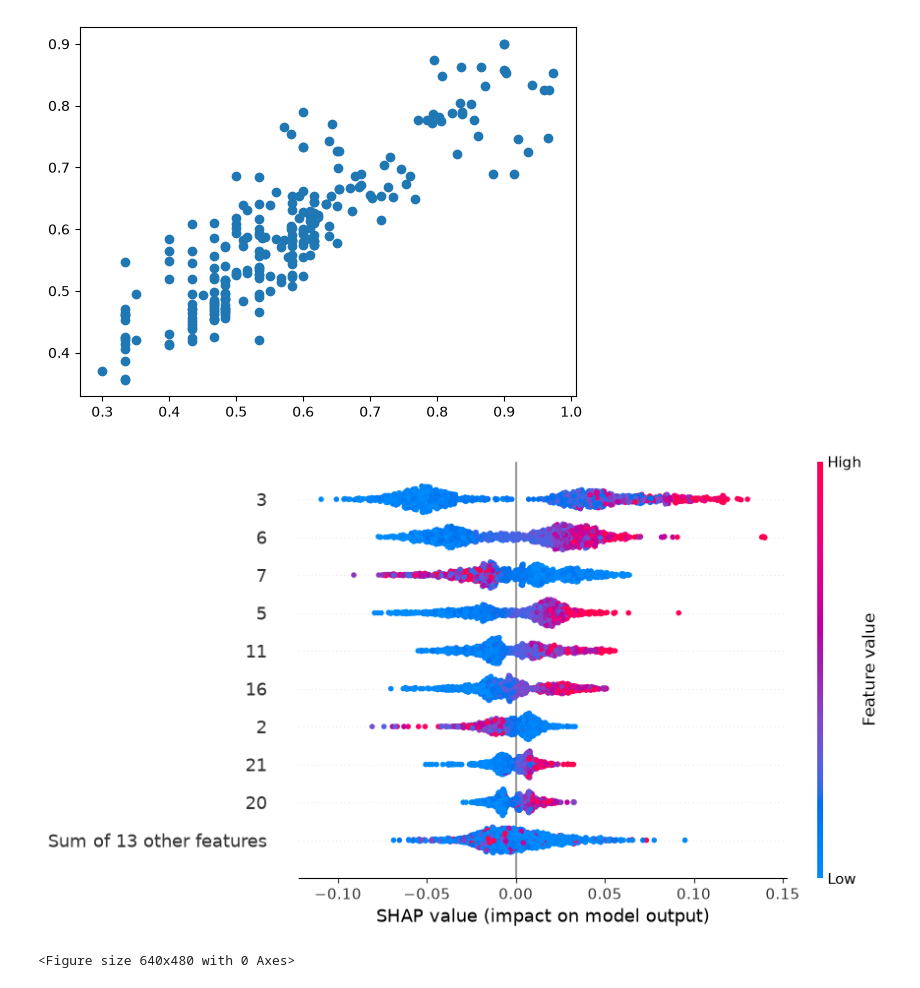
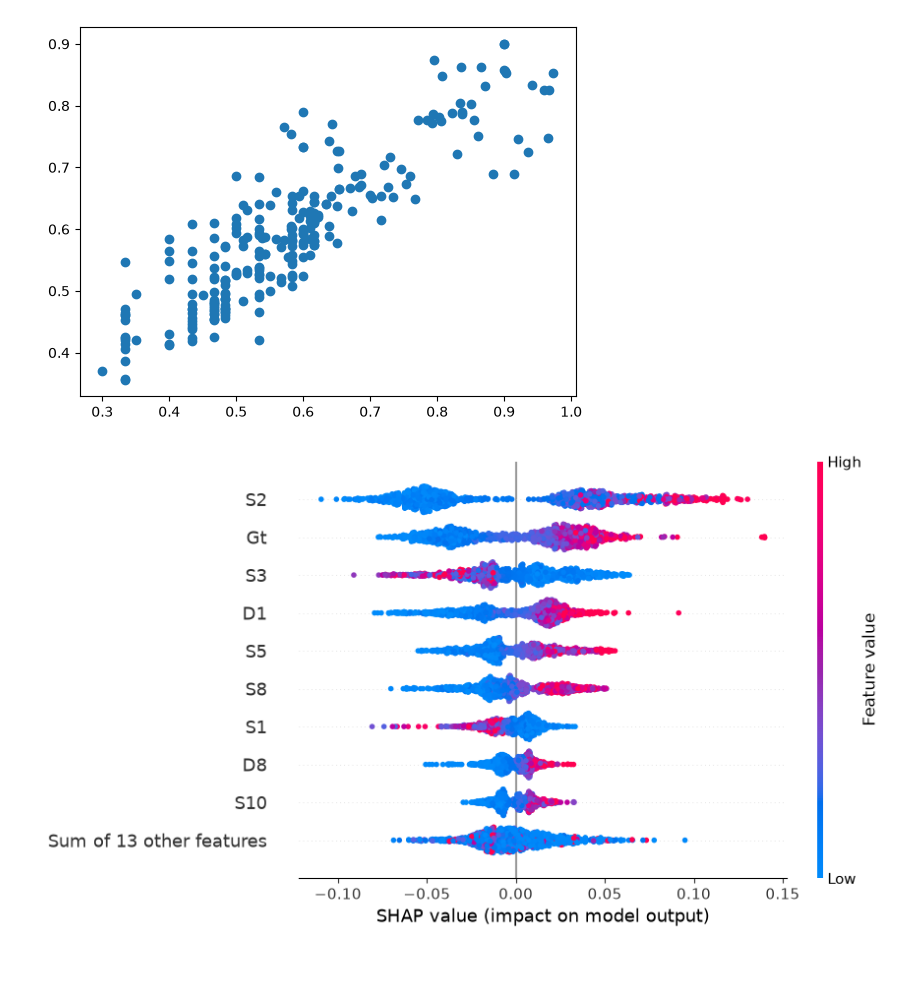
Before and after one commit to bstan218/podosome-ode, a Jupyter notebook: analysis.ipynb, the cells around one changed output. Saved outputs shown, nothing was run; the diff lists cells and outputs as text; code cells hidden in the pictures.

Commit message:
added presentation, fixed shap plot save

```diff
--- a/analysis.ipynb
+++ b/analysis.ipynb
@@ -91,7 +91,14 @@ from sklearn.preprocessing import StandardScaler
 
 # X: DataFrame containing the features for PCA
 # df['additional_feature']: values between 0 and 1
-Xy = DataFrame(columns=list(range(23)))
+column_labels = ['Ct','S0','S1','S2','D0','D1',
+                 'Gt','S3','S4','D2','D3',
+                 'S5','S6','D4','D5',
+                 'S7','S8','D6','D7',
+                 'S9','S10','D8',
+                 'fitness']
+
+Xy = DataFrame(columns=column_labels)
 for i, row in DATA.iterrows():
     features = ast.literal_eval(row['parameters'])
     fitness = row['fitness']
@@ -100,8 +107,8 @@ for i, row in DATA.iterrows():
 print(Xy.shape)
 Xy = Xy.drop_duplicates()
 print(Xy.shape)
-X = Xy[range(22)]
-y = Xy[[22]]
+X = Xy[column_labels[0:22]]
+y = Xy['fitness']
 
 X_scaled = StandardScaler().fit_transform(X)
 
@@ -260,14 +267,13 @@ plt.show()
 # %%
 #SHAP Plot
 import shap
 
 
 explainer = shap.TreeExplainer(model)
 shap_values = explainer(X)
 
-shap.plots.beeswarm(shap_values)
+shap.plots.beeswarm(shap_values, show=False)
 plt.savefig('figures/shap.png')
 plt.show()
 # %% [output]
-[figure, old version]
+[figure, new version]
-<Figure size 640x480 with 0 Axes>
```
Also changed, not shown: parts of 4 cells of this notebook, 24 other files.
